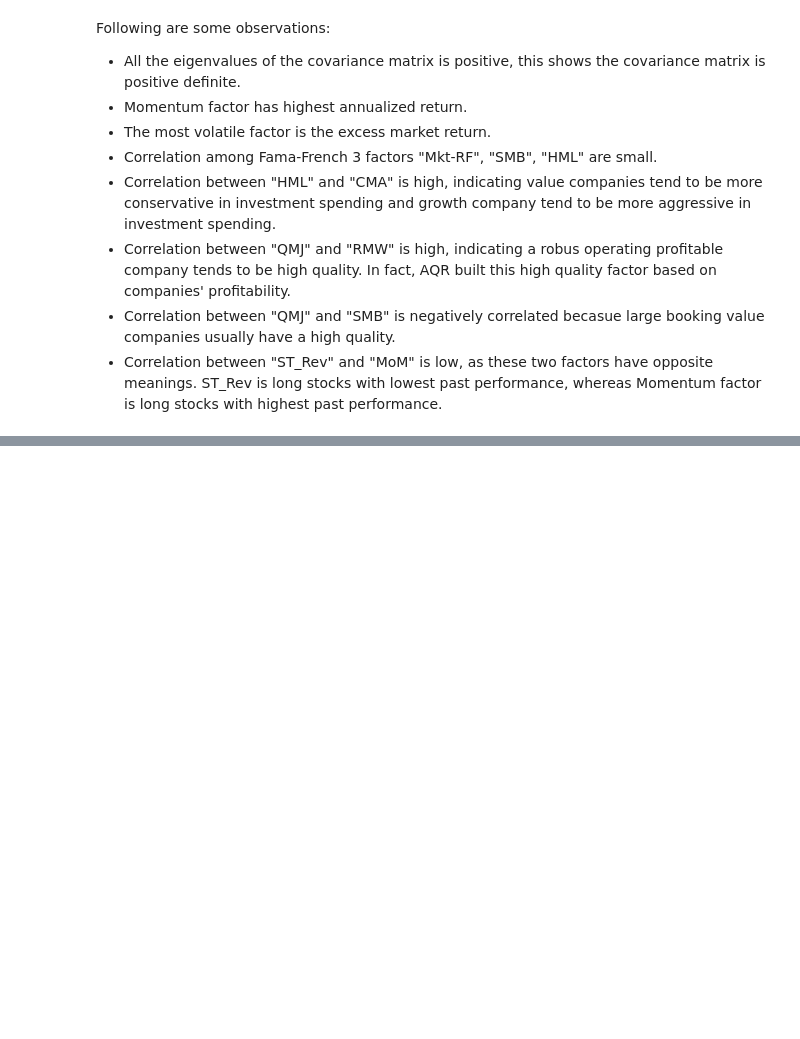
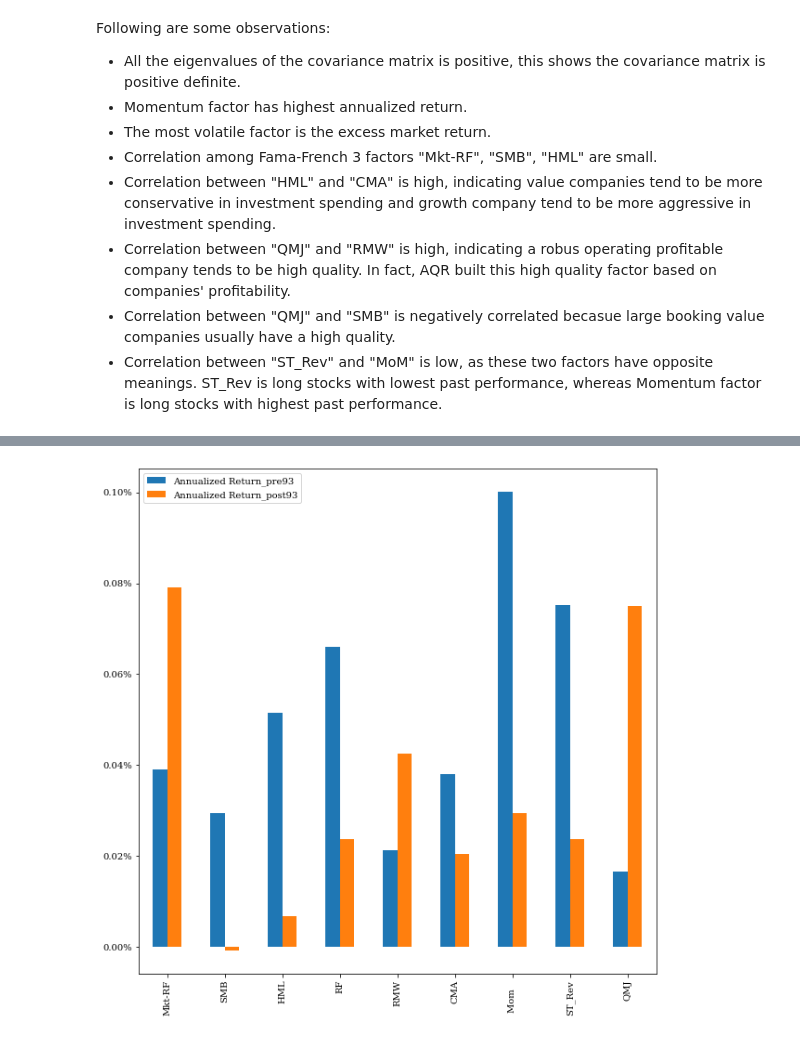
Before and after one commit to xiangyuli2021/factor_analysis, a Jupyter notebook: Factor_Analysis.ipynb, the cells around one changed output, grey strips where cells are left out. Saved outputs shown, nothing was run; the diff lists cells and outputs as text; code cells hidden in the pictures; blank space fills up the shorter version.

```diff
--- a/Factor_Analysis.ipynb
+++ b/Factor_Analysis.ipynb
@@ -4,6 +4,9 @@ import pandas as pd
 import seaborn as sns
 import matplotlib.pyplot as plt
 import numpy as np
+import matplotlib.ticker as mticker
+import matplotlib as mpl
+mpl.rcParams['font.family'] = 'serif'
 %load_ext autoreload
 %autoreload 2
 # %% [markdown]
@@ -209,0 +217,3 @@ Following are some observations:
+# %%
+raw_data_pre93 = raw_data['1963-07':'1993-12']
+raw_data_pre93
@@ -209,0 +234,3 @@ Following are some observations:
+# %%
+raw_data_post93 = raw_data['1994-01':]
+raw_data_post93
@@ -209,0 +283,9 @@ Following are some observations:
+# %%
+summary_pre = functions.summary_stats(raw_data_pre93, riskfree_rate=0)
+summary_post = functions.summary_stats(raw_data_post93, riskfree_rate=0)
+summary_all = pd.merge(summary_pre,summary_post,left_index=True,right_index=True,suffixes=('_pre93','_post93'))
+summary_all[['Annualized Return_pre93','Annualized Return_post93']].plot.bar(figsize=(10,10))
+plt.gca().yaxis.set_major_formatter(mticker.PercentFormatter(xmax=100,decimals=2))
+plt.show()
+# %% [output]
+[figure, added]
```
Also changed, not shown: parts of 22 cells of this notebook, 1 other file.
